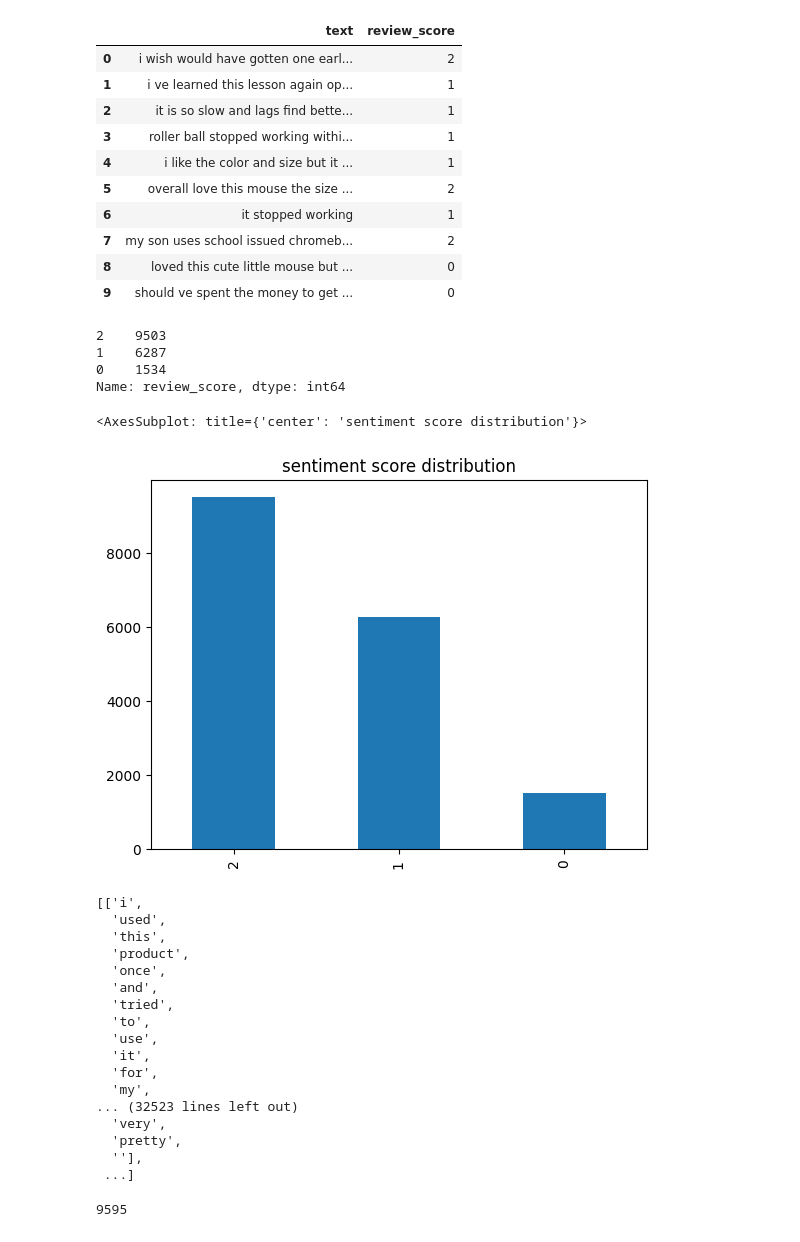
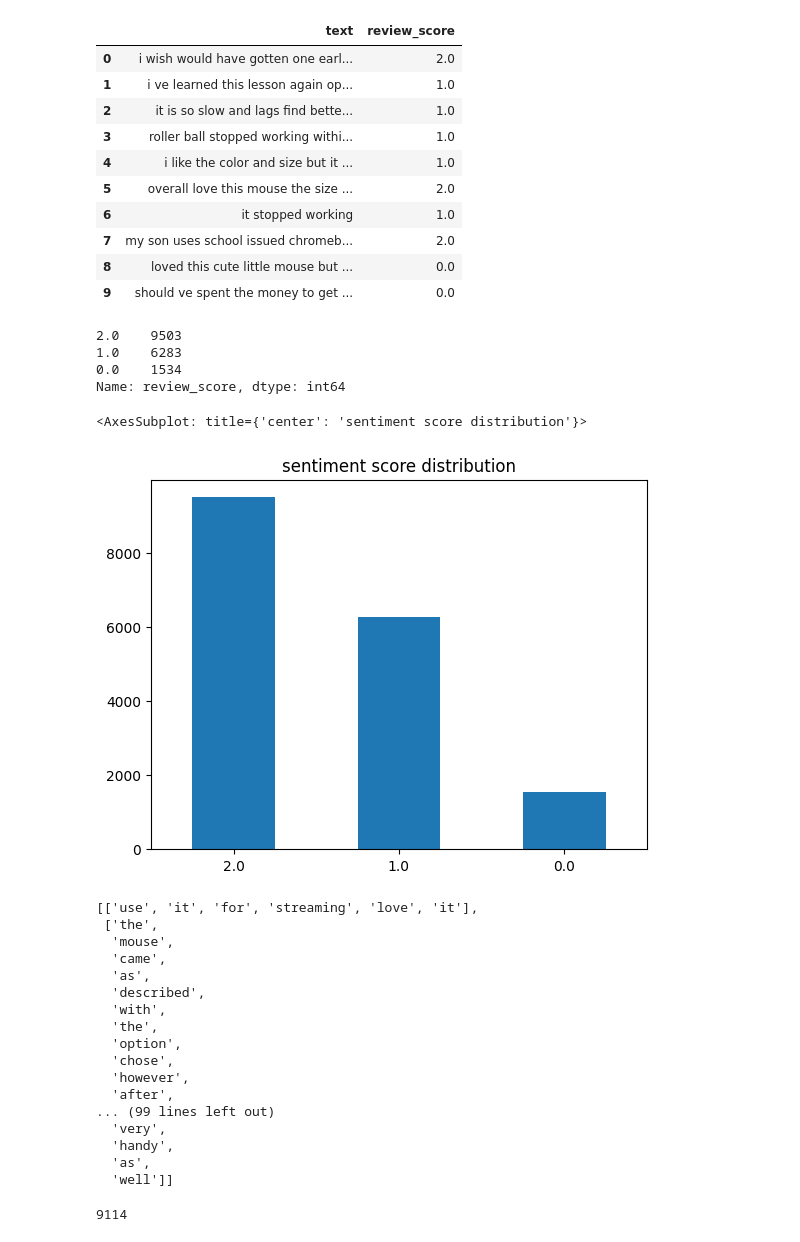
Before and after one commit to adamj34/neural_nets_AK, a Jupyter notebook: sentiment/sentiment_analysis.ipynb, the cells around one changed output. Cells and saved outputs as stored; diff of their text form; code cells hidden in the pictures.

```diff
--- a/sentiment/sentiment_analysis.ipynb
+++ b/sentiment/sentiment_analysis.ipynb
@@ -9,69 +8,70 @@ import collections
 # %%
+# preprocessing
 data = pd.read_csv('reviews.csv')
 data = data[['cleaned_review', 'sentiments']].reset_index(drop=True)
 data = data.rename(columns={'cleaned_review': 'text', 'sentiments': 'review_score'})
 data['text'] = data['text'].astype(str)
+data['text'] = data['text'].apply(lambda x: x.strip())
 data = data[(data['text'] != '') & (data['text'] != ' ')]
-data.loc[data['review_score'] == 'negative', 'review_score'] = 0
-data.loc[data['review_score'] == 'neutral', 'review_score'] = 1
-data.loc[data['review_score'] == 'positive', 'review_score'] = 2
+data = data[data['text'].apply(len) > 1]
+data.replace(['negative','neutral','positive'],[0.0, 1.0, 2.0],inplace=True)
 data.head(10)
 # %% [output]
 |  | text | review_score |
-| 0 | i wish would have gotten one earl... | 2 |
-| 1 | i ve learned this lesson again op... | 1 |
-| 2 | it is so slow and lags find bette... | 1 |
-| 3 | roller ball stopped working withi... | 1 |
-| 4 | i like the color and size but it ... | 1 |
-| 5 | overall love this mouse the size ... | 2 |
-| 6 | it stopped working | 1 |
-| 7 | my son uses school issued chromeb... | 2 |
-| 8 | loved this cute little mouse but ... | 0 |
-| 9 | should ve spent the money to get ... | 0 |
+| 0 | i wish would have gotten one earl... | 2.0 |
+| 1 | i ve learned this lesson again op... | 1.0 |
+| 2 | it is so slow and lags find bette... | 1.0 |
+| 3 | roller ball stopped working withi... | 1.0 |
+| 4 | i like the color and size but it ... | 1.0 |
+| 5 | overall love this mouse the size ... | 2.0 |
+| 6 | it stopped working | 1.0 |
+| 7 | my son uses school issued chromeb... | 2.0 |
+| 8 | loved this cute little mouse but ... | 0.0 |
+| 9 | should ve spent the money to get ... | 0.0 |
 # %%
-data = data.sample(frac=1).reset_index(drop=True)
+data = data.sample(frac=1).reset_index(drop=True) # shuffle the data
 print(data["review_score"].value_counts())
-data['review_score'].value_counts().plot(kind='bar', title='sentiment score distribution')
+data['review_score'].value_counts().plot(kind='bar', title='sentiment score distribution', rot=0)
 # %% [output]
-2    9503
-1    6287
-0    1534
+2.0    9503
+1.0    6283
+0.0    1534
 Name: review_score, dtype: int64
 <AxesSubplot: title={'center': 'sentiment score distribution'}>
-[figure, old version]
+[figure, new version]
 # %%
 X = data['text'].values
 X = [review.split(' ') for review in X]
 Y = data['review_score'].values.astype(float)
-X
+X[:3]
 # %% [output]
-[['i',
-  'used',
-  'this',
-  'product',
-  'once',
-  'and',
-  'tried',
-  'to',
-  'use',
-  'it',
-  'for',
-  'my',
-... (32523 lines left out)
+[['use', 'it', 'for', 'streaming', 'love', 'it'],
+ ['the',
+  'mouse',
+  'came',
+  'as',
+  'described',
+  'with',
+  'the',
+  'option',
+  'chose',
+  'however',
+  'after',
+... (99 lines left out)
   'very',
-  'pretty',
-  ''],
- ...]
+  'handy',
+  'as',
+  'well']]
 # %%
 # build mappings
 words = [word for review in X for word in review]
-most_common = collections.Counter(words).most_common(round(len(set(words))*1)) # 80% most common words
+most_common = collections.Counter(words).most_common(round(len(set(words))*0.95)) # take 95% of the most common words
 most_common_words = [word for word, _ in most_common]
 str_to_inx = {str:inx for inx, str in enumerate(most_common_words)}
 inx_to_str = {inx:str for inx, str in enumerate(most_common_words)}
 len(str_to_inx)
 # %% [output]
-9595
+9114
 # %%
 # build dataset
 X_set = []
```
Also changed, not shown: parts of 14 cells of this notebook.
